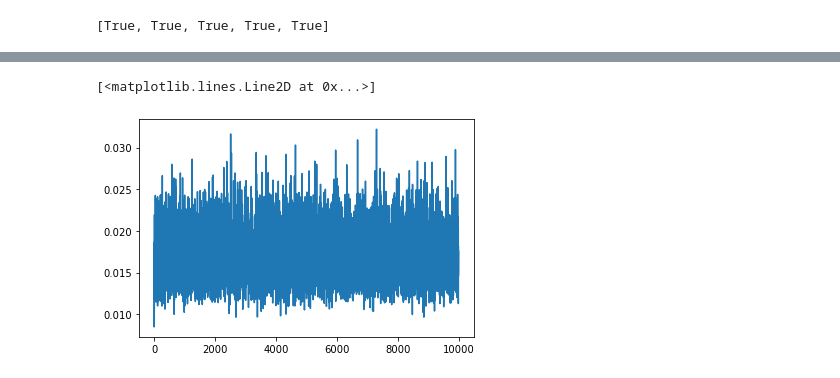
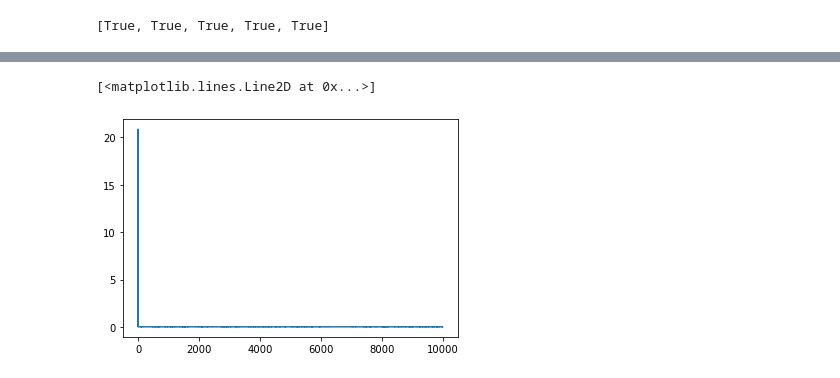
Before and after one commit to Lvalto/Projet-Oxford-smooth-fit-to-log-odds-ratios, a Jupyter notebook: Oxford-Aya.ipynb, the cells around one changed output, grey strips where cells are left out. Drawn from its saved outputs; the diff is of its cells as text; code cells hidden in the pictures.

```diff
--- a/Oxford-Aya.ipynb
+++ b/Oxford-Aya.ipynb
@@ -126,7 +126,7 @@ def Sampler(nchain, init_alpha, init_beta1, init_beta2, init_sigma, init_mu, ini
             p1 = prop_p1
 
         # Mise à jour de sigma
-        sigma = 1 / gamma(1e-3 + K/2, 1e-3 + 0.5 * sum(b**2))
+        sigma = 1 / gamma(shape = 1e-3 + K/2, scale = 1e-3 + 0.5 * sum(b**2))
 
         for j in range(K):
 
@@ -213,5 +199,5 @@ array([[ 0.00000000e+00,  0.00000000e+00,  0.00000000e+00,
 # %%
-plt.plot(chain[:,3][3:])
+plt.plot(chain[:,3])
 # %% [output]
 [<matplotlib.lines.Line2D at 0x...>]
-[figure, old version]
+[figure, new version]
```
Also changed, not shown: parts of 11 cells of this notebook.
